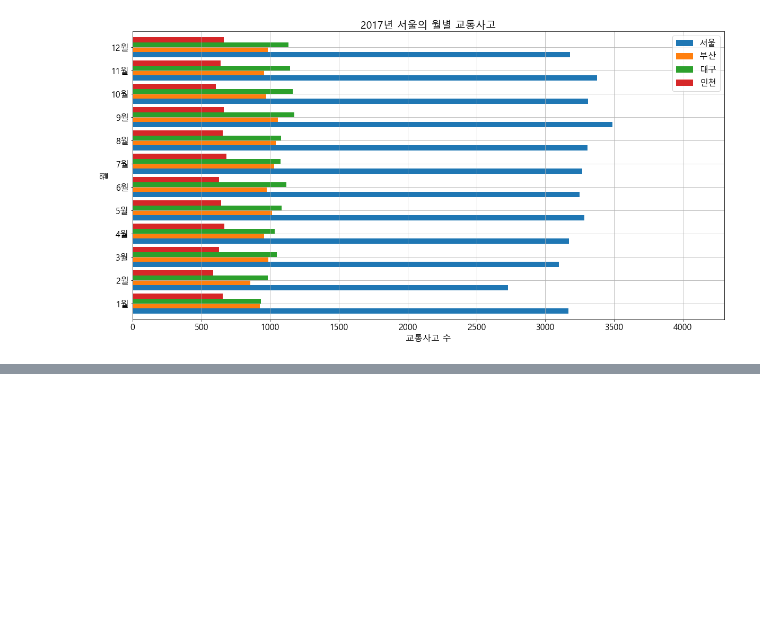
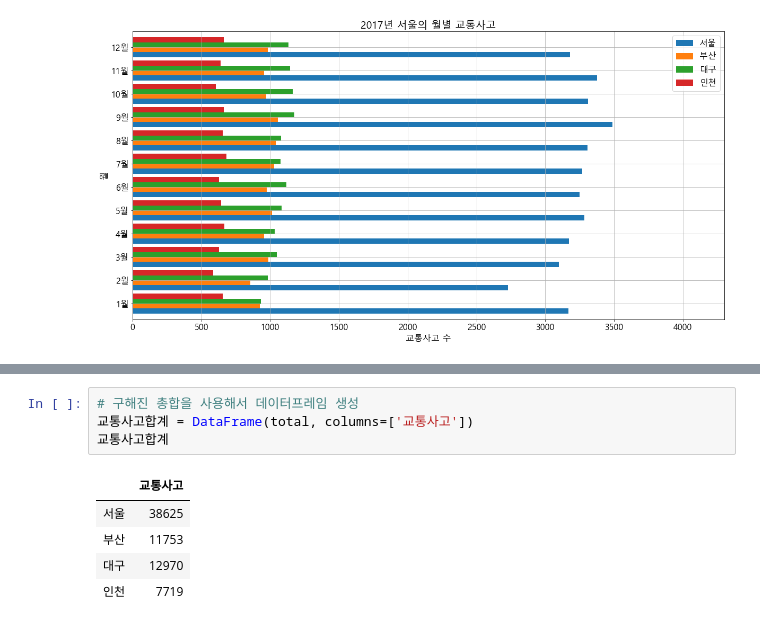
Before and after one commit to nice0001-angelo/DataAnalysis, a Jupyter notebook: 13-Pandas시각화.ipynb, the cells around one changed output, grey strips where cells are left out. Drawn from its saved outputs; the diff is of its cells as text; blank space fills up the shorter version.

```diff
--- a/13-Pandas시각화.ipynb
+++ b/13-Pandas시각화.ipynb
@@ -234,0 +255,10 @@ pyplot.show()
+# %%
+# 구해진 총합을 사용해서 데이터프레임 생성
+교통사고합계 = DataFrame(total, columns=['교통사고'])
+교통사고합계
+# %% [output]
+|  | 교통사고 |
+| 서울 | 38625 |
+| 부산 | 11753 |
+| 대구 | 12970 |
+| 인천 | 7719 |
```
Also changed, not shown: parts of 9 cells of this notebook.
